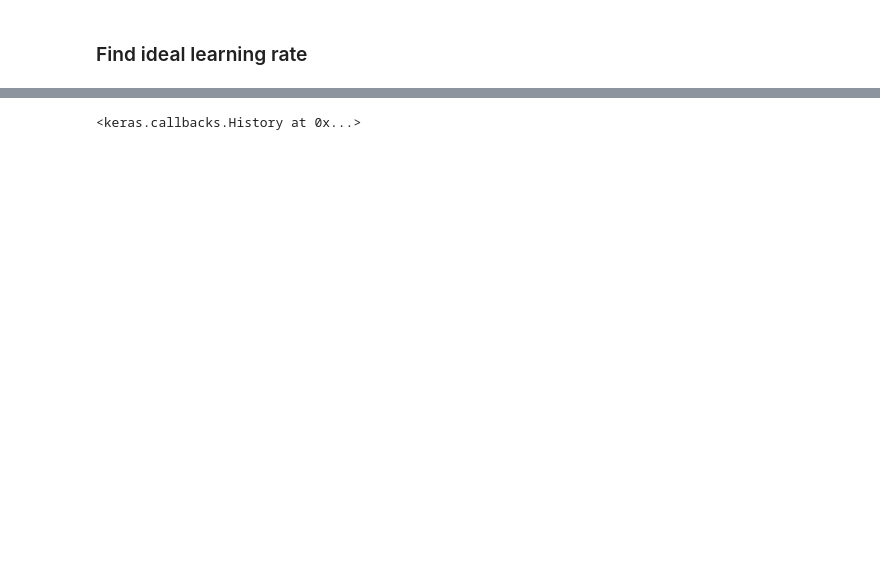
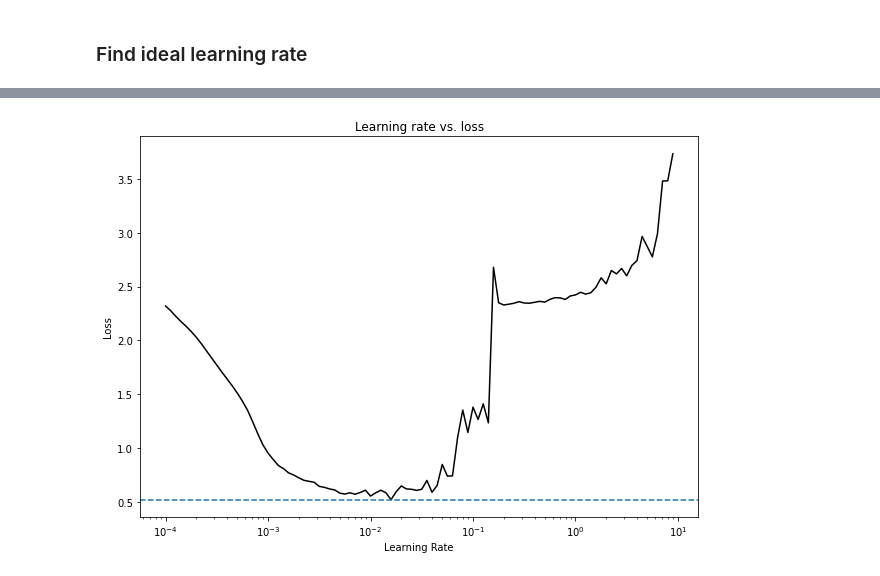
Before and after one commit to NickyAlan/tensorflow22, a Jupyter notebook: nn_classification/nn_classification.ipynb, the cells around one changed output, grey strips where cells are left out. Saved outputs shown, nothing was run; the diff lists cells and outputs as text; code cells hidden in the pictures; blank space fills up the shorter version.

```diff
--- a/nn_classification/nn_classification.ipynb
+++ b/nn_classification/nn_classification.ipynb
@@ -340,3 +370,7 @@ plt.ylim([0.4,2]);
+# %%
+plot_learning_rate(history)
+# %% [output]
+[figure, added]
 # %%
 tf.random.set_seed(42)
 
@@ -348,9 +382,7 @@ model_f3 = tf.keras.Sequential([
 ])
 
 model_f3.compile(loss=tf.keras.losses.SparseCategoricalCrossentropy(),
-                 optimizer=tf.keras.optimizers.Adam(learning_rate=15e-4),
+                 optimizer=tf.keras.optimizers.Adam(learning_rate=2e-3),
                  metrics=['accuracy'])
 
-model_f3.fit(train_data_norm, train_labels, validation_data=(test_data_norm, test_labels), epochs=100, verbose=0)
+history = model_f3.fit(train_data_norm[:2000], train_labels[:2000], validation_data=(test_data_norm[:2000], test_labels[:2000]), epochs=250, verbose=0);
-# %% [output]
-<keras.callbacks.History at 0x...>
```
Also changed, not shown: parts of 24 cells of this notebook.
